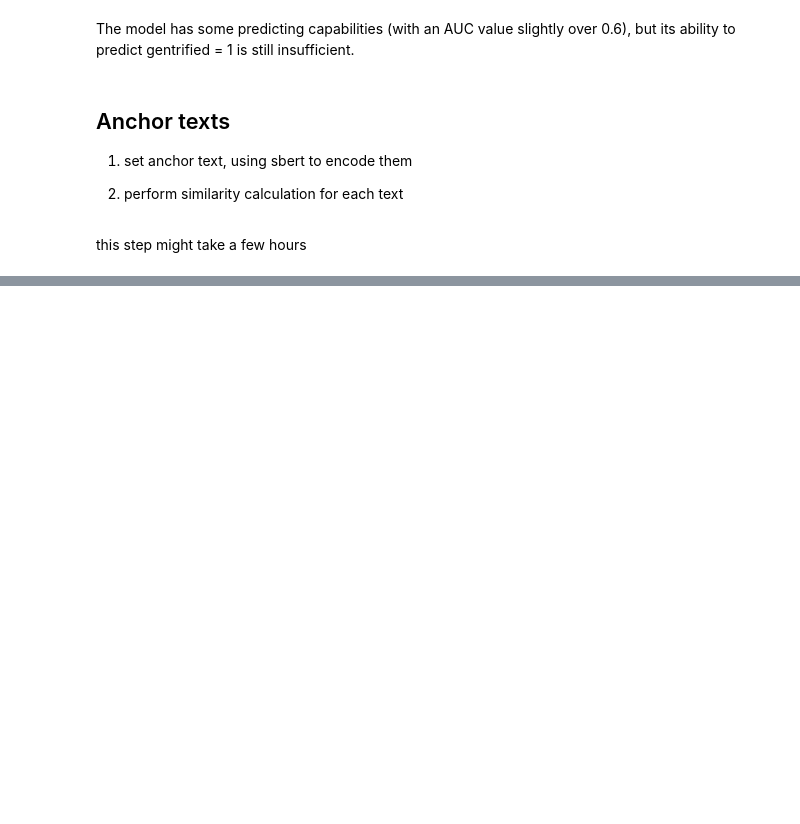
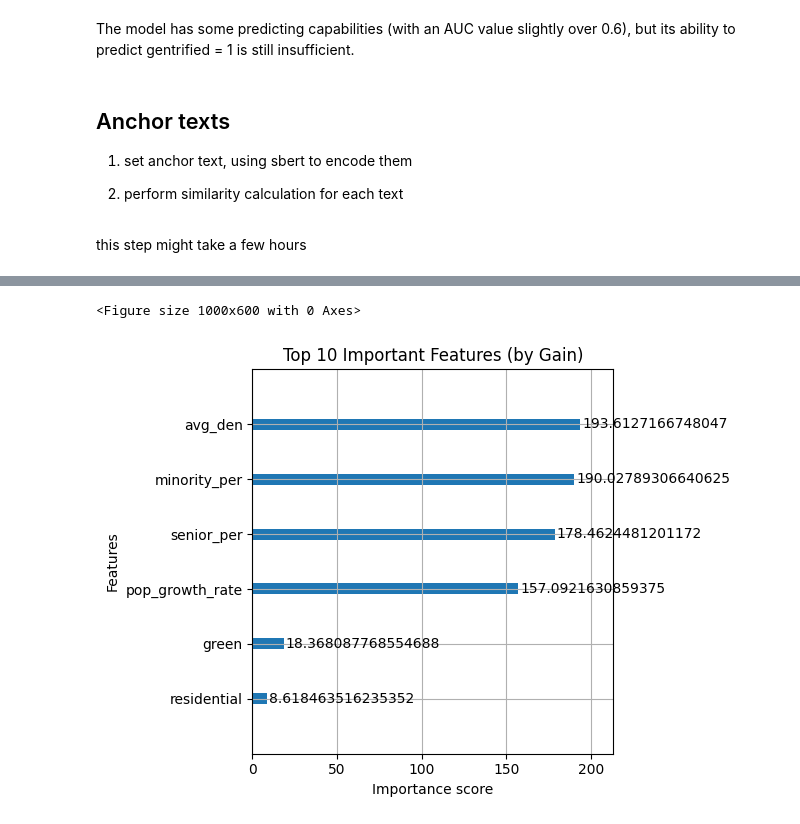
Before and after one commit to meimao76/housing_feature_gentrification, a Jupyter notebook: model.ipynb, the cells around one changed output, grey strips where cells are left out. Saved outputs shown, nothing was run; the diff lists cells and outputs as text; code cells hidden in the pictures; blank space fills up the shorter version.

```diff
--- a/model.ipynb
+++ b/model.ipynb
@@ -383,0 +558,28 @@ Error:
+# %%
+feature_cols = [
+    'pop_growth_rate', 'avg_den', 'senior_per', 'minority_per',
+    'residential', 'commercial', 'green', 'cultural', 'infrustructure'
+]
+
+X = df_sentence[feature_cols]
+y = df_sentence['gentrified']  # 0 / 1
+
+# 拆分训练集和测试集
+X_train, X_test, y_train, y_test = train_test_split(
+    X, y, stratify=y, test_size=0.2, random_state=42
+)
+
+# 计算样本数
+true = df_sentence['gentrified'].sum()             # 正例数量（True）
+false = len(df_sentence) - true                      # 负例数量（False）
+
+# 计算权重
+scale_pos_weight = false / true
+
+# 模型训练
+model = XGBClassifier(random_state=42, scale_pos_weight=scale_pos_weight)
+model.fit(X_train, y_train)
+
+# 预测 & 评估
+y_pred = model.predict(X_test)
+print(classification_report(y_test, y_pred))
@@ -383,0 +670,13 @@ Error:
+# %%
+# feature importance
+from xgboost import plot_importance
+
+plt.figure(figsize=(10, 6))
+plot_importance(model, importance_type='gain', max_num_features=10)
+plt.title("Top 10 Important Features (by Gain)")
+plt.grid(True)
+plt.tight_layout()
+plt.show()
+# %% [output]
+<Figure size 1000x600 with 0 Axes>
+[figure, added]
```
Also changed, not shown: parts of 51 cells of this notebook, 4 other files.
